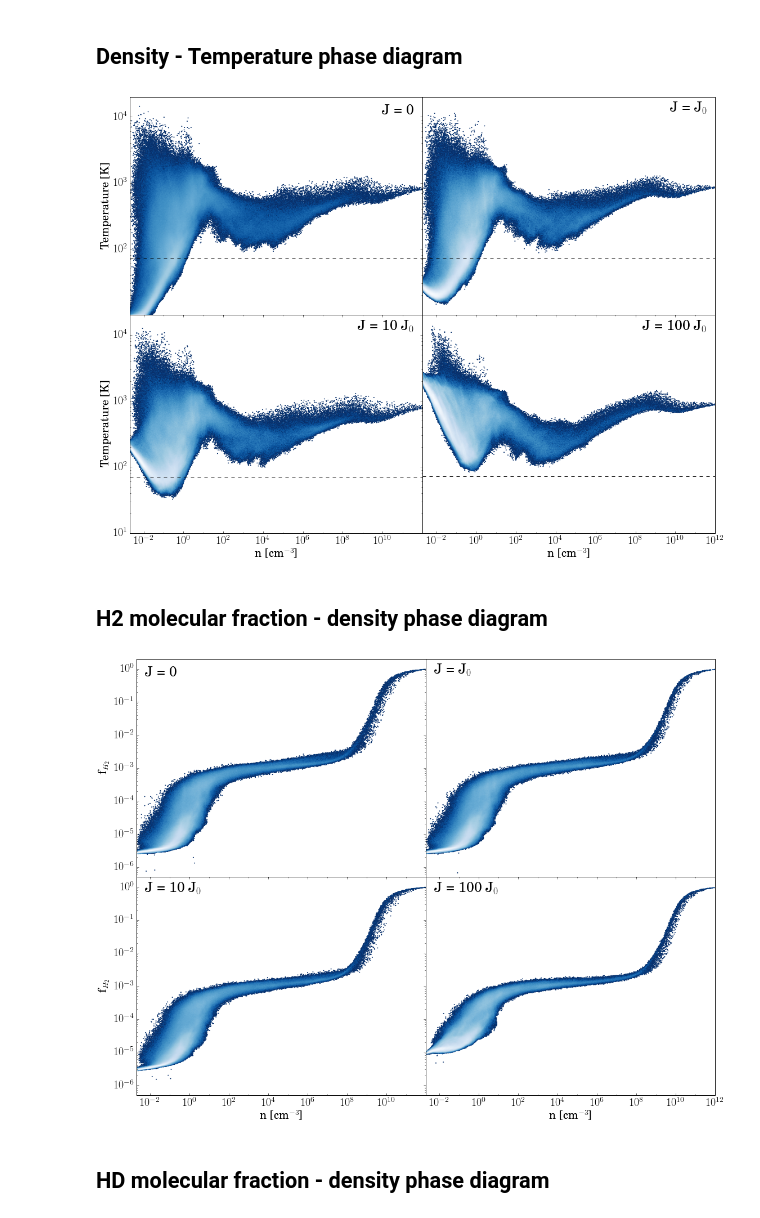
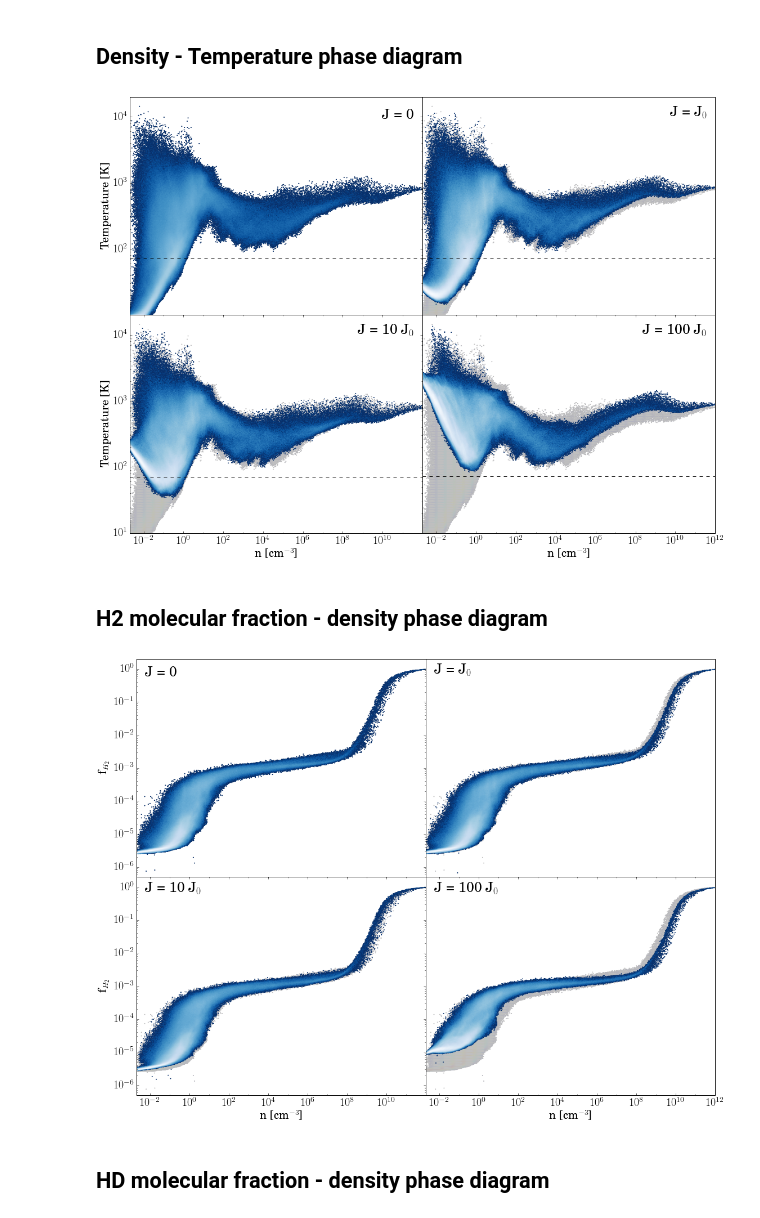
Before and after one commit to hummel/xray_notebooks, a Jupyter notebook: Phase Plots.ipynb, the cells around one changed output. Saved outputs shown, nothing was run; the diff lists cells and outputs as text; code cells hidden in the pictures.

Commit message:
Added vanilla phase distribution in grey to phase plot backgrounds.

```diff
--- a/Phase Plots.ipynb
+++ b/Phase Plots.ipynb
@@ -16,6 +16,12 @@ simV = pyGadget.sim.Simulation('stampede/vanilla',length='pc')
 sim1 = pyGadget.sim.Simulation('stampede/xr_tau_J0',length='pc')
 sim2 = pyGadget.sim.Simulation('stampede/xr_tau_J1',length='pc')
 sim3 = pyGadget.sim.Simulation('stampede/xr_tau_J2',length='pc')
+# %%
+simname = {'vanilla':r'J = 0',
+        'xr_tau_J0': r'J = J$_{0}$',
+        'xr_tau_J1': r'J = 10 J$_{0}$',
+        'xr_tau_J2': r'J = 100 J$_{0}$'}
+name = ['vanilla', 'xr_tau_J0', 'xr_tau_J1', 'xr_tau_J2']
 # %%
 #n0, n1, n2, n3, tag = 100, 102, 202, 135, '_z26'
 #n0, n1, n2, n3, tag = 615, 609, 236, 277, ''
@@ -55,29 +61,25 @@ Warning: Not Re-centering particle Velocities!
 # %%
 fig = plt.figure(2, figsize=(16,12))
 ax0 = fig.add_subplot(221)
 ax1 = fig.add_subplot(222)
 ax2 = fig.add_subplot(223)
 ax3 = fig.add_subplot(224)
-ax0 = pyGadget.multiplot.Phase.temp(snapV,ax0, rasterized=True, cmap=plt.cm.Blues_r)
-ax1 = pyGadget.multiplot.Phase.temp(snap1,ax1, rasterized=True, cmap=plt.cm.Blues_r)
-ax2 = pyGadget.multiplot.Phase.temp(snap2,ax2, rasterized=True, cmap=plt.cm.Blues_r)
-ax3 = pyGadget.multiplot.Phase.temp(snap3,ax3, rasterized=True, cmap=plt.cm.Blues_r)
+
+for i, (ax, snap) in enumerate([(ax0,snapV), (ax1,snap1), (ax2,snap2), (ax3,snap3)]):
+    ax = pyGadget.multiplot.Phase.temp(snapV,ax, rasterized=True, color='.75', cmbline=False)
+    ax = pyGadget.multiplot.Phase.temp(snap,ax, rasterized=True, cmap=plt.cm.Blues_r)
+    ax.text(.97,.95, simname[name[i]], ha='right', va='top', size=25, transform=ax.transAxes)
 
 ax0.xaxis.set_visible(False)
 ax1.xaxis.set_visible(False)
 ax1.yaxis.set_visible(False)
 ax3.yaxis.set_visible(False)
 ax2.set_xticks((1e-2,1e0,1e2,1e4,1e6,1e8,1e10))
 ax3.set_xticks((1e-2,1e0,1e2,1e4,1e6,1e8,1e10,1e12))
 ax0.set_yticks((1e2,1e3,1e4))
 ax2.set_yticks((10,1e2,1e3,1e4))
 
-ax0.text(.97,.97, r'J = 0', ha='right', va='top', size=25, transform=ax0.transAxes)
-ax1.text(.97,.97, r'J = J$_{0}$', ha='right', va='top', size=25, transform=ax1.transAxes)
-ax2.text(.97,.97, r'J = 10 J$_{0}$', ha='right', va='top', size=25, transform=ax2.transAxes)
-ax3.text(.97,.97, r'J = 100 J$_{0}$', ha='right', va='top', size=25, transform=ax3.transAxes)
-
-plt.tight_layout(w_pad=0.0,h_pad=0.0)
+fig.tight_layout(w_pad=0.0,h_pad=0.0)
 fig.savefig('figures/phase_diagrams/temp'+tag+'.png', bbox_inches='tight')
 # %% [output]
-[figure, old version]
+[figure, new version]
@@ -91,10 +91,10 @@ ax0 = fig.add_subplot(221)
 ax1 = fig.add_subplot(222)
 ax2 = fig.add_subplot(223)
 ax3 = fig.add_subplot(224)
-ax0 = pyGadget.multiplot.Phase.h2frac(snapV,ax0, rasterized=True, cmap=plt.cm.Blues_r)
-ax1 = pyGadget.multiplot.Phase.h2frac(snap1,ax1, rasterized=True, cmap=plt.cm.Blues_r)
-ax2 = pyGadget.multiplot.Phase.h2frac(snap2,ax2, rasterized=True, cmap=plt.cm.Blues_r)
-ax3 = pyGadget.multiplot.Phase.h2frac(snap3,ax3, rasterized=True, cmap=plt.cm.Blues_r)
+for i, (ax, snap) in enumerate([(ax0,snapV), (ax1,snap1), (ax2,snap2), (ax3,snap3)]):
+    ax = pyGadget.multiplot.Phase.h2frac(snapV,ax, rasterized=True, color='.75')
+    ax = pyGadget.multiplot.Phase.h2frac(snap,ax, rasterized=True, cmap=plt.cm.Blues_r)
+    ax.text(.03,.97, simname[name[i]], ha='left', va='top', size=25, transform=ax.transAxes)
 
 ax0.xaxis.set_visible(False)
 ax1.xaxis.set_visible(False)
@@ -103,15 +103,10 @@ ax3.yaxis.set_visible(False)
 ax2.set_xticks((1e-2,1e0,1e2,1e4,1e6,1e8,1e10))
 ax3.set_xticks((1e-2,1e0,1e2,1e4,1e6,1e8,1e10,1e12))
 
-ax0.text(.03,.97, r'J = 0', ha='left', va='top', size=25, transform=ax0.transAxes)
-ax1.text(.03,.97, r'J = J$_{0}$', ha='left', va='top', size=25, transform=ax1.transAxes)
-ax2.text(.03,.97, r'J = 10 J$_{0}$', ha='left', va='top', size=25, transform=ax2.transAxes)
-ax3.text(.03,.97, r'J = 100 J$_{0}$', ha='left', va='top', size=25, transform=ax3.transAxes)
-
 plt.tight_layout(w_pad=0.0,h_pad=0.0)
 fig.savefig('figures/phase_diagrams/H2'+tag+'.png', bbox_inches='tight')
 # %% [output]
-[figure, old version]
+[figure, new version]
 # %% [markdown]
 ## HD molecular fraction - density phase diagram
 # %%
```
Also changed, not shown: parts of 2 cells of this notebook.
